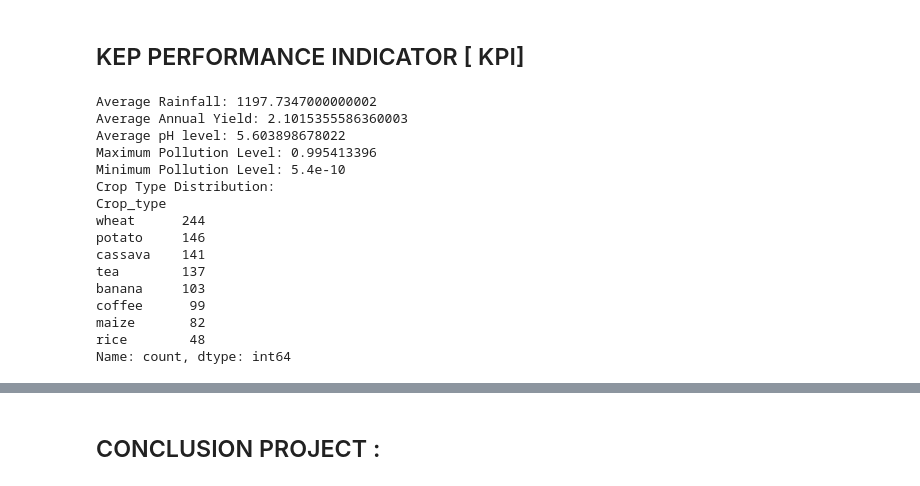
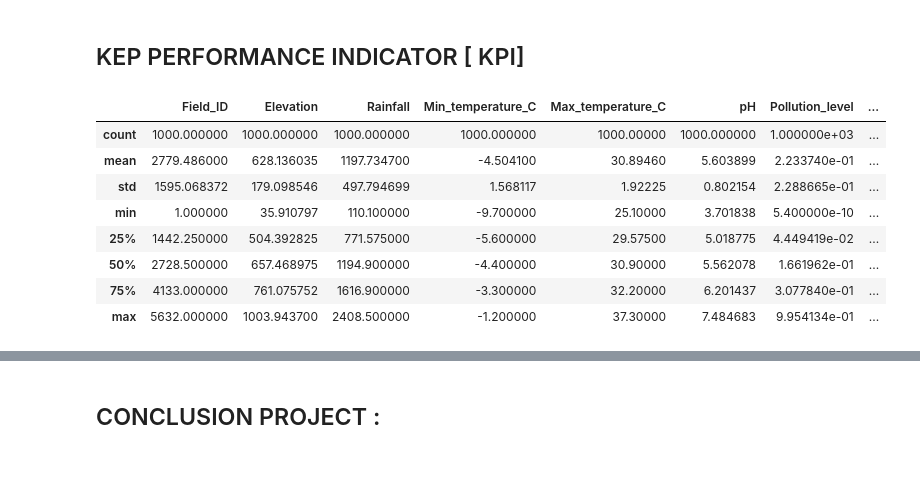
Before and after one commit to HichamTheAnalyst/POLLUTION-AND-PH-OF-SOIL--WEATHER-SITUATION, a Jupyter notebook: ANALYSIS CROP SOIL.ipynb, the cells around one changed output, grey strips where cells are left out. Drawn from its saved outputs; the diff is of its cells as text; code cells hidden in the pictures.

```diff
--- a/ANALYSIS CROP SOIL.ipynb
+++ b/ANALYSIS CROP SOIL.ipynb
@@ -288,57 +260,16 @@ print("p-value:", round(p_value, 3))
 p-value: 0.598
 # %% [markdown]
 ## KEP PERFORMANCE INDICATOR [ KPI]
-# %%
-import pandas as pd
-
-# Load the dataset
-data = pd.read_csv(r'C:\Users\pcc\Desktop\PYTHON\maji ndogo\part 4\MD_agric_exam-4313.csv')
-
-# Function to calculate KPIs
-def calculate_kpis(data):
-    # Calculate average rainfall
-    avg_rainfall = data['Rainfall'].mean()
-
-    # Calculate average annual yield
-    avg_yield = data['Annual_yield'].mean()
-
-    # Calculate average pH level
-    avg_ph = data['pH'].mean()
-
-    # Calculate pollution level statistics
-    max_pollution = data['Pollution_level'].max()
-    min_pollution = data['Pollution_level'].min()
-
-    # Calculate crop type distribution
-    crop_distribution = data['Crop_type'].value_counts()
-
-    return avg_rainfall, avg_yield, avg_ph, max_pollution, min_pollution, crop_distribution
-
-# Example usage
-avg_rainfall, avg_yield, avg_ph, max_pollution, min_pollution, crop_distribution = calculate_kpis(data)
-
-print("Average Rainfall:", avg_rainfall)
-print("Average Annual Yield:", avg_yield)
-print("Average pH level:", avg_ph)
-print("Maximum Pollution Level:", max_pollution)
-print("Minimum Pollution Level:", min_pollution)
-print("Crop Type Distribution:")
-print(crop_distribution)
-# %% [output]
-Average Rainfall: 1197.7347000000002
-Average Annual Yield: 2.1015355586360003
-Average pH level: 5.603898678022
-Maximum Pollution Level: 0.995413396
-Minimum Pollution Level: 5.4e-10
-Crop Type Distribution:
-Crop_type
-wheat      244
-potato     146
-cassava    141
-tea        137
-banana     103
-coffee      99
-maize       82
-rice        48
-Name: count, dtype: int64
+# %%
+data.describe()
+# %% [output]
+|  | Field_ID | Elevation | Rainfall | Min_temperature_C | Max_temperature_C | pH | Pollution_level | ... |
+| count | 1000.000000 | 1000.000000 | 1000.000000 | 1000.000000 | 1000.00000 | 1000.000000 | 1.000000e+03 | ... |
+| mean | 2779.486000 | 628.136035 | 1197.734700 | -4.504100 | 30.89460 | 5.603899 | 2.233740e-01 | ... |
+| std | 1595.068372 | 179.098546 | 497.794699 | 1.568117 | 1.92225 | 0.802154 | 2.288665e-01 | ... |
+| min | 1.000000 | 35.910797 | 110.100000 | -9.700000 | 25.10000 | 3.701838 | 5.400000e-10 | ... |
+| 25% | 1442.250000 | 504.392825 | 771.575000 | -5.600000 | 29.57500 | 5.018775 | 4.449419e-02 | ... |
+| 50% | 2728.500000 | 657.468975 | 1194.900000 | -4.400000 | 30.90000 | 5.562078 | 1.661962e-01 | ... |
+| 75% | 4133.000000 | 761.075752 | 1616.900000 | -3.300000 | 32.20000 | 6.201437 | 3.077840e-01 | ... |
+| max | 5632.000000 | 1003.943700 | 2408.500000 | -1.200000 | 37.30000 | 7.484683 | 9.954134e-01 | ... |
 # %%
```
Also changed, not shown: parts of 25 cells of this notebook.
